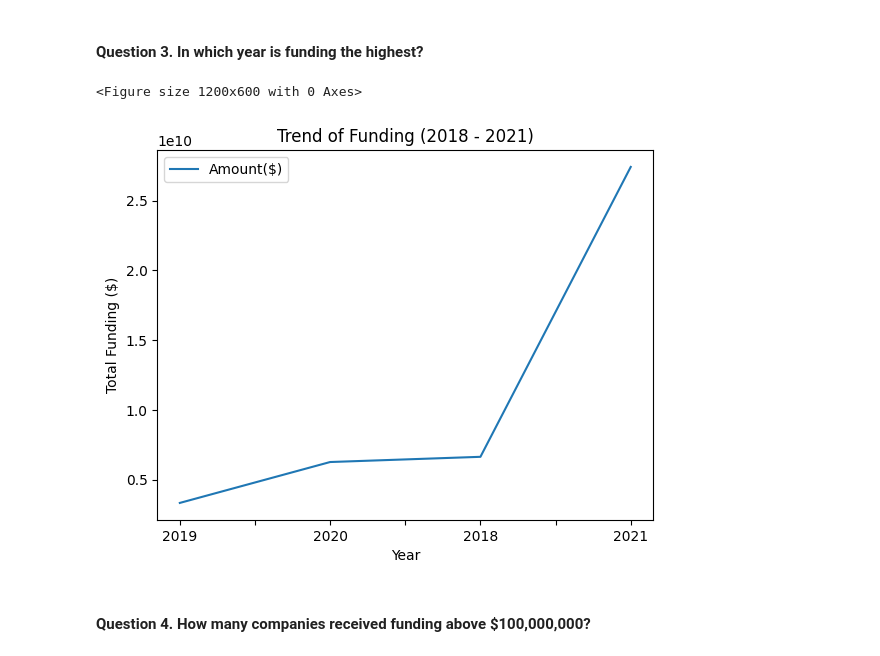
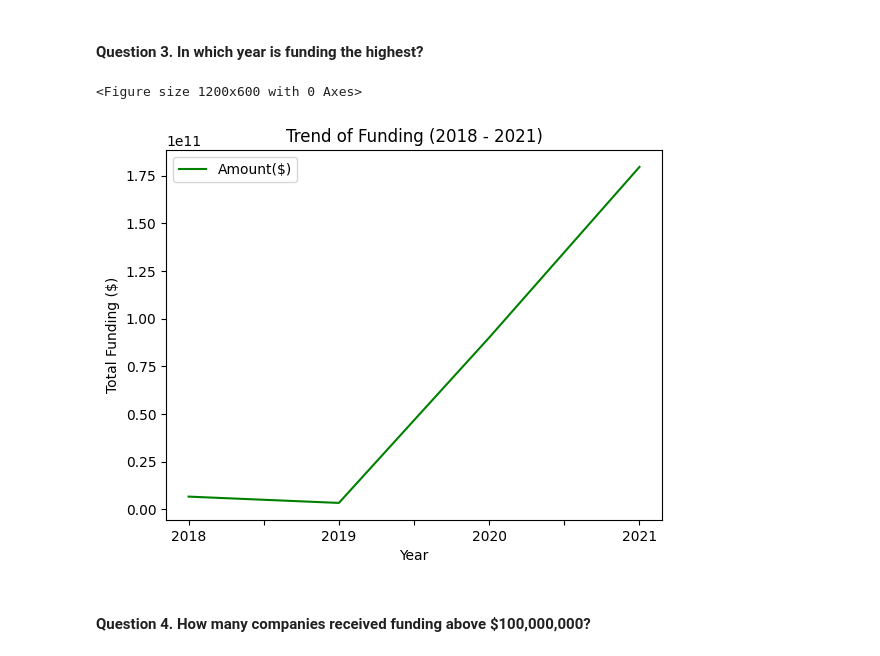
Before and after one commit to coderacheal/Indian-Startup-Ecosystem-Analysis, a Jupyter notebook: indian-startup.ipynb, the cells around one changed output. Cells and saved outputs as stored; diff of their text form; code cells hidden in the pictures.

```diff
--- a/indian-startup.ipynb
+++ b/indian-startup.ipynb
@@ -221,9 +221,10 @@ array(['250000', '₹40,000,000', '₹65,000,000', '2000000', '—', '1600000',
 2. If value has no symbol and length of (value - symbol) > 11, then that value is in Rupees
 3. Conversion rate been used is middle of the year 30th June 2018
 # %%
-data['Amount($)'] = data['Amount($)'].str.strip()
+#tracking dollars vs rupees
+
 data['Amount($)'] = data['Amount($)'].apply(lambda x: str(x).replace(',', ''))
-data['Original Currency'] = data['Amount($)'].apply(lambda x: 'Rupees' if '₹' in x or ('$' not in x and len(x) > 11) else 'Dollars')
+data['Original Currency'] = data['Amount($)'].apply(lambda x: 'Rupees' if '₹' in x else 'Dollars')
 data.head()
 # %% [output]
 |  | Company/Brand | Sector | Stage | Amount($) | HeadQuarter | What it does | Founders | Investor | Year | ... |
@@ -232,6 +233,11 @@ data.head()
 | 2 | MyLoanCare | Credit, Financial Services, Lendi... | Series A | ₹65000000 | Gurgaon, Haryana, India | Leading Online Loans Marketplace ... | NaN | NaN | 2018 | ... |
 | 3 | PayMe India | Financial Services, FinTech | Angel | 2000000 | Noida, Uttar Pradesh, India | PayMe India is an innovative FinT... | NaN | NaN | 2018 | ... |
 | 4 | Eunimart | E-Commerce Platforms, Retail, SaaS | Seed | — | Hyderabad, Andhra Pradesh, India | Eunimart is a one stop solution f... | NaN | NaN | 2018 | ... |
+# %%
+# Fixing the true balance multiple amount issue
+
+data[data['Company/Brand'] == 'True Balance']
+data.drop(1080, axis=0, inplace=True)
 # %%
 def clean_amount():
     data['Amount($)'] = data['Amount($)'].astype(str)
@@ -795,8 +802,7 @@ Now, let's answer the questions we had.
 # %%
 data['Amount($)'].isna().sum()
 
-#Changing data type from float to make it more relatable
-data['Amount($)'] = data['Amount($)'].astype(int)
+data['Amount($)'] = data['Amount($)'].astype('uint64')
 # %%
 data.info()
 # %% [output]
@@ -854,16 +862,16 @@ plt.show()
 # %% [markdown]
 #### Question 3. In which year is funding the highest?
 # %%
-highest_funding = data[['Year', 'Amount($)']].groupby('Year').sum().sort_values(by='Amount($)',ascending=True)
-
+highest_funding = data[['Year', 'Amount($)']].groupby('Year').sum().sort_values(by='Year',ascending=True)
+highest_funding
 plt.figure(figsize=(12, 6))
-highest_funding.plot(kind='line')
+highest_funding.plot(kind='line', color='green')
 plt.title('Trend of Funding (2018 - 2021)')
 plt.ylabel('Total Funding ($)')
 plt.show()
 # %% [output]
 <Figure size 1200x600 with 0 Axes>
-[figure, old version]
+[figure, new version]
 # %% [markdown]
 #### Question 4. How many companies received funding above $100,000,000?
 # %%
```
Also changed, not shown: parts of 11 cells of this notebook.
